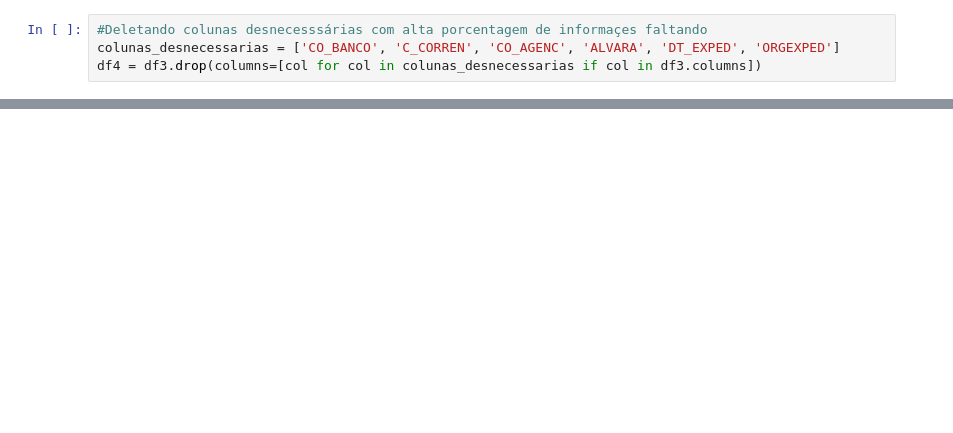
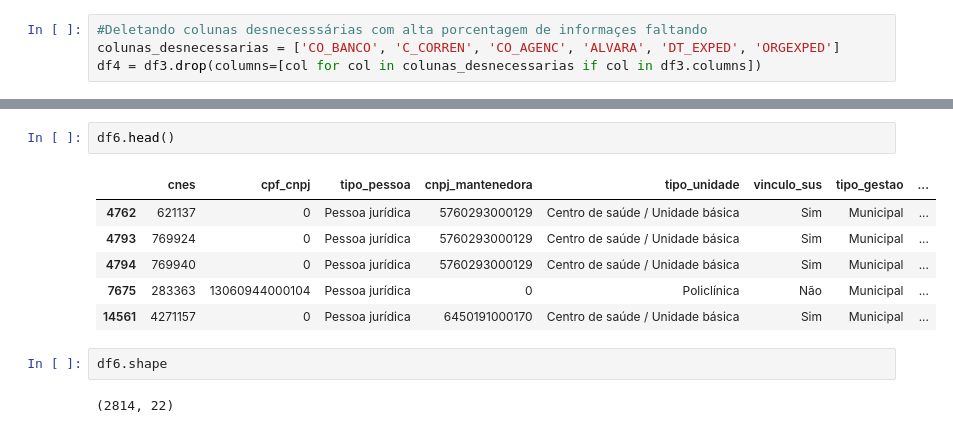
Before and after one commit to g1ovanejunior/ubs-datasus-repository, a Jupyter notebook: main/main.ipynb, the cells around one changed output, grey strips where cells are left out. Cells and saved outputs as stored; diff of their text form; blank space fills up the shorter version.

```diff
--- a/main/main.ipynb
+++ b/main/main.ipynb
@@ -193,0 +260,13 @@ df6.head()
+# %%
+df6.head()
+# %% [output]
+|  | cnes | cpf_cnpj | tipo_pessoa | cnpj_mantenedora | tipo_unidade | vinculo_sus | tipo_gestao | ... |
+| 4762 | 621137 | 0 | Pessoa jurídica | 5760293000129 | Centro de saúde / Unidade básica | Sim | Municipal | ... |
+| 4793 | 769924 | 0 | Pessoa jurídica | 5760293000129 | Centro de saúde / Unidade básica | Sim | Municipal | ... |
+| 4794 | 769940 | 0 | Pessoa jurídica | 5760293000129 | Centro de saúde / Unidade básica | Sim | Municipal | ... |
+| 7675 | 283363 | 13060944000104 | Pessoa jurídica | 0 | Policlínica | Não | Municipal | ... |
+| 14561 | 4271157 | 0 | Pessoa jurídica | 6450191000170 | Centro de saúde / Unidade básica | Sim | Municipal | ... |
+# %%
+df6.shape
+# %% [output]
+(2814, 22)
```
Also changed, not shown: parts of 14 cells of this notebook.
